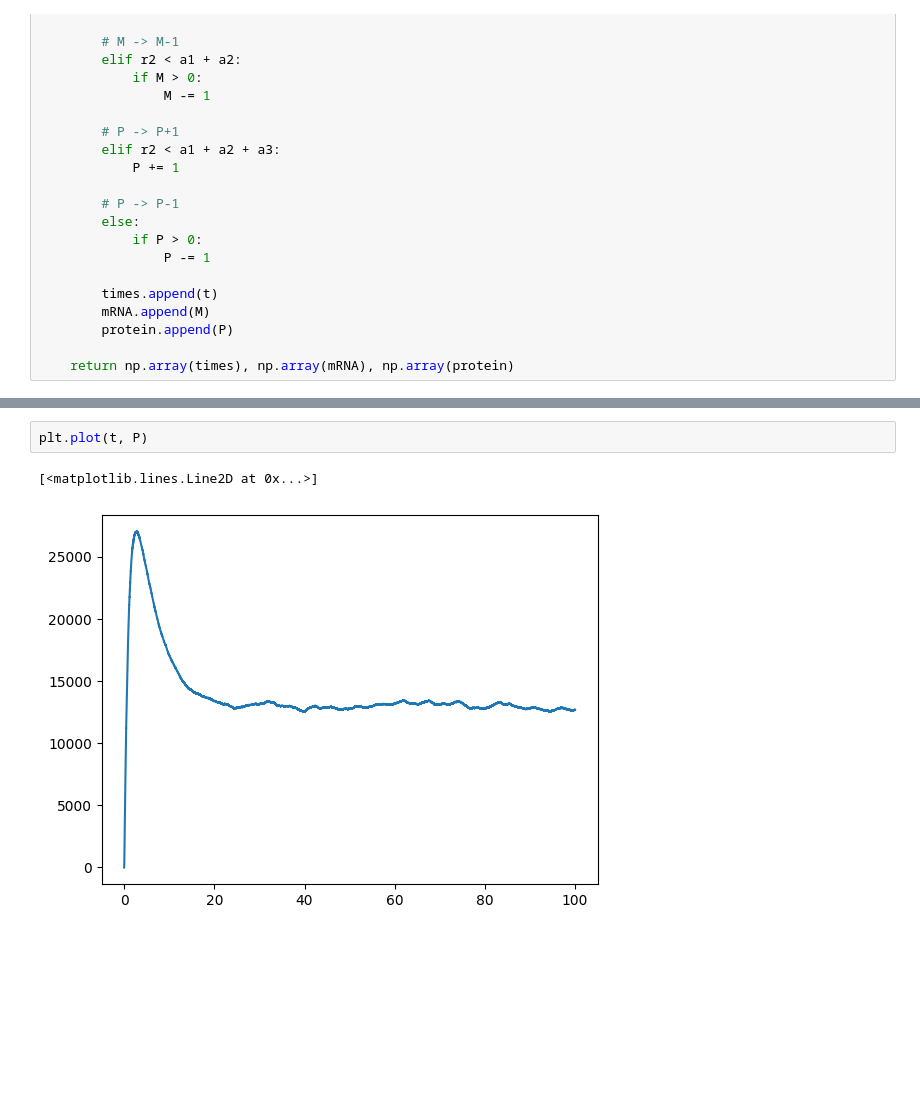
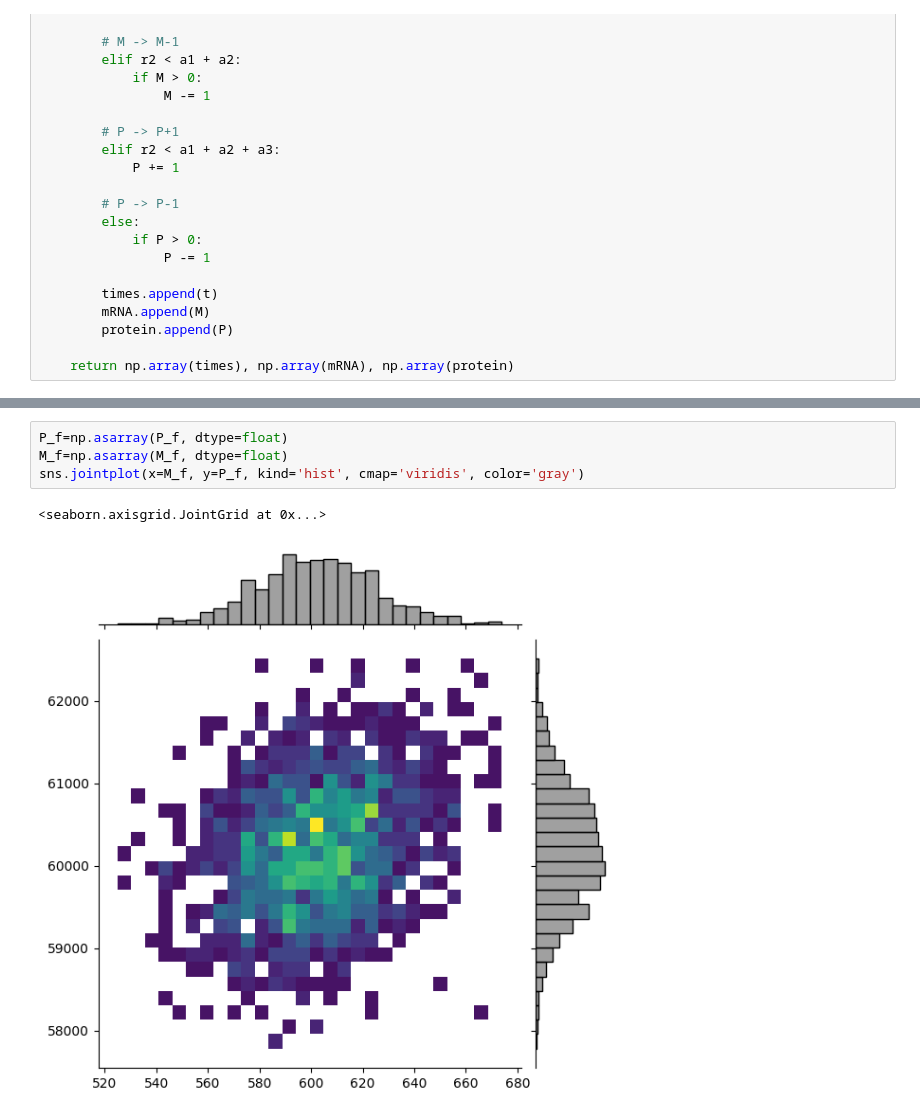
Before and after one commit to peter-clark/comp-sys-bio, a Jupyter notebook: CLARK_GENE-REG.ipynb, the cells around one changed output, grey strips where cells are left out. Saved outputs shown, nothing was run; the diff lists cells and outputs as text; blank space fills up the shorter version.

```diff
--- a/CLARK_GENE-REG.ipynb
+++ b/CLARK_GENE-REG.ipynb
@@ -184,5 +375,7 @@ plt.plot(t, M)
-# %%
-plt.plot(t, P)
-# %% [output]
-[<matplotlib.lines.Line2D at 0x...>]
-[figure, removed]
+# %%
+P_f=np.asarray(P_f, dtype=float)
+M_f=np.asarray(M_f, dtype=float)
+sns.jointplot(x=M_f, y=P_f, kind='hist', cmap='viridis', color='gray')
+# %% [output]
+<seaborn.axisgrid.JointGrid at 0x...>
+[figure, added]
```
Also changed, not shown: parts of 11 cells of this notebook.
